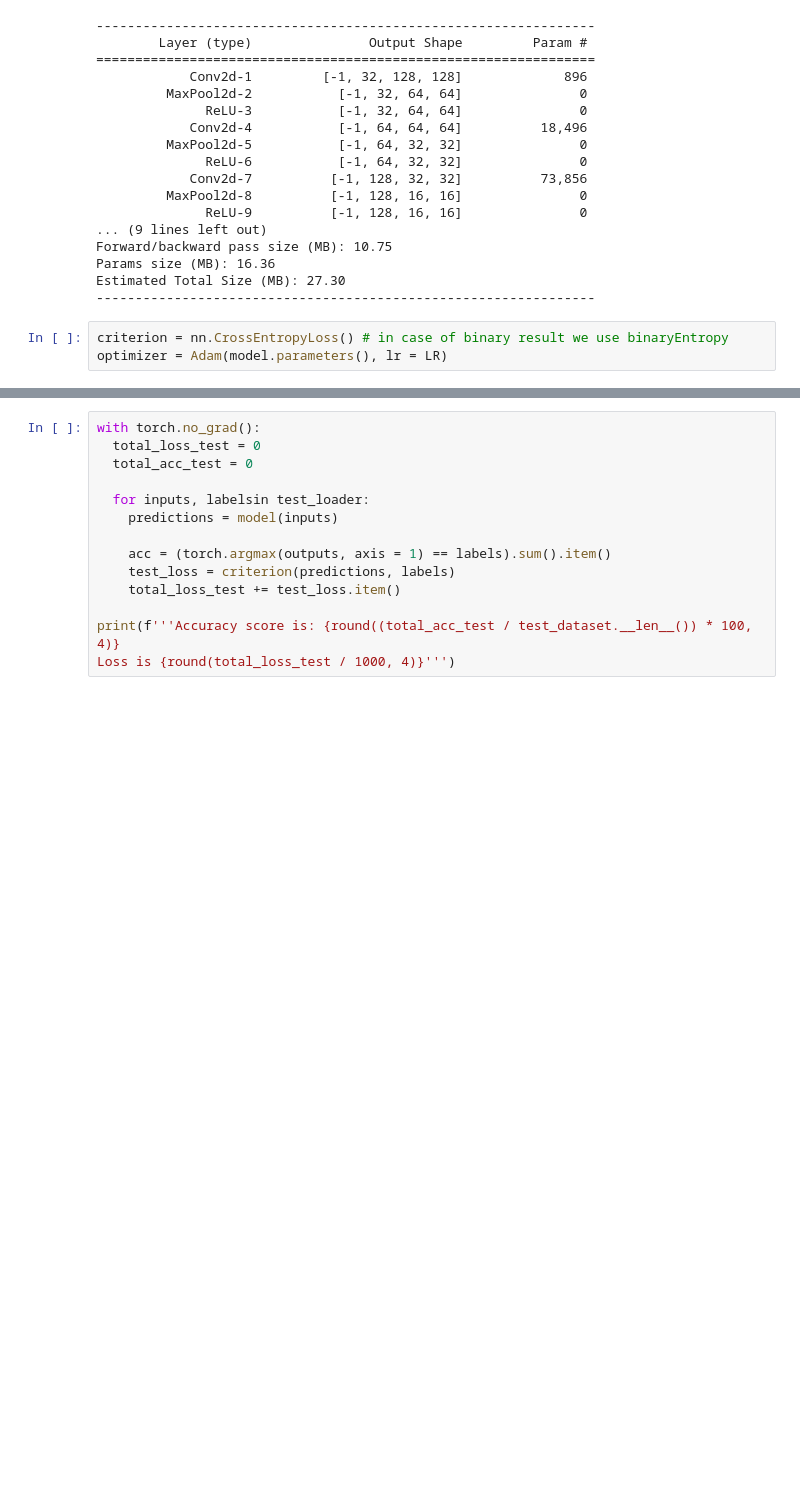
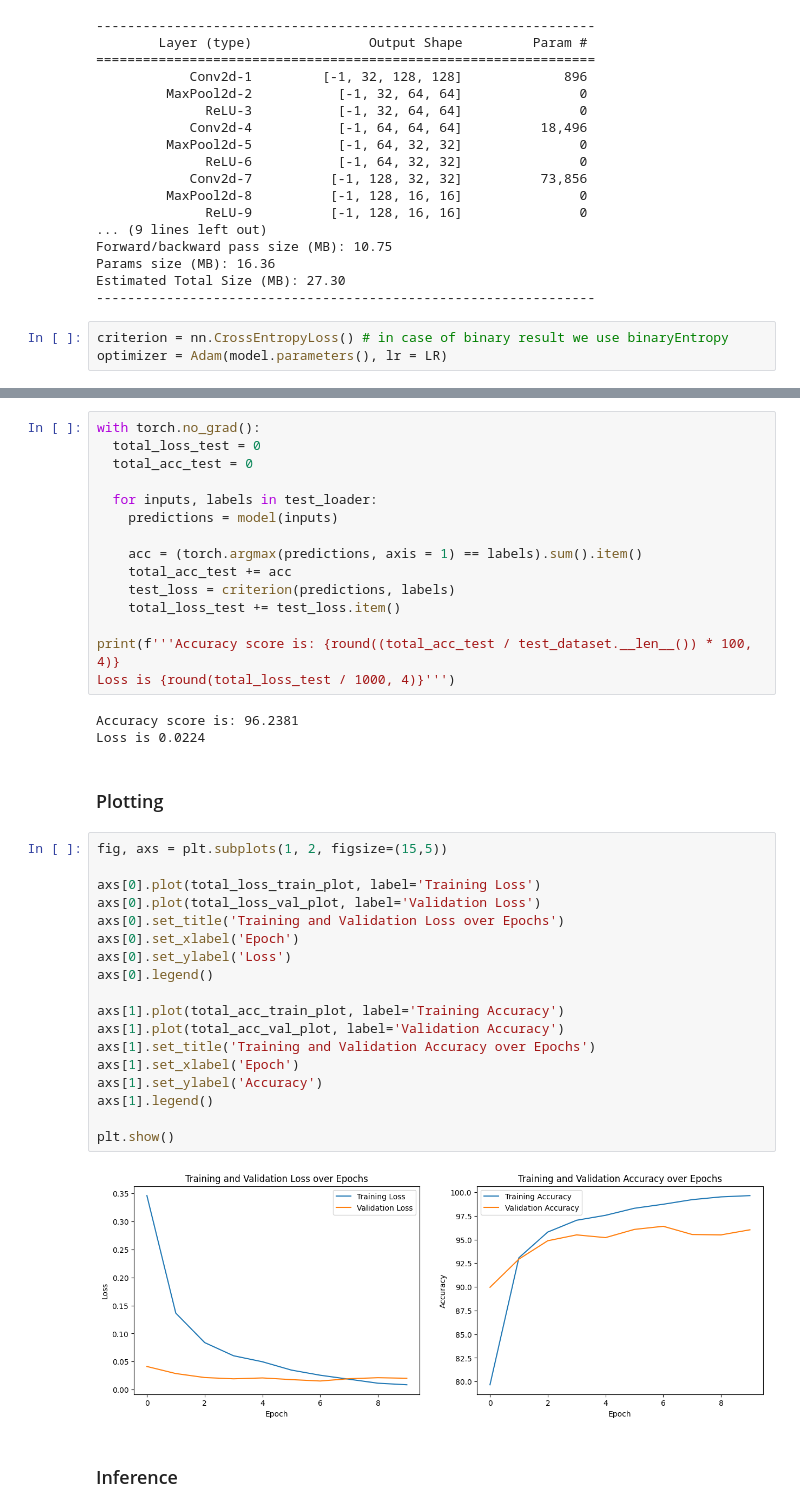
Before and after one commit to Jitmandal051004/Pytorch-Practice-Project, a Jupyter notebook: Image_Classification.ipynb, the cells around one changed output, grey strips where cells are left out. Saved outputs shown, nothing was run; the diff lists cells and outputs as text; blank space fills up the shorter version.

```diff
--- a/Image_Classification.ipynb
+++ b/Image_Classification.ipynb
@@ -268,12 +288,40 @@ with torch.no_grad():
   total_loss_test = 0
   total_acc_test = 0
 
-  for inputs, labelsin test_loader:
+  for inputs, labels in test_loader:
     predictions = model(inputs)
 
-    acc = (torch.argmax(outputs, axis = 1) == labels).sum().item()
+    acc = (torch.argmax(predictions, axis = 1) == labels).sum().item()
+    total_acc_test += acc
     test_loss = criterion(predictions, labels)
     total_loss_test += test_loss.item()
 
 print(f'''Accuracy score is: {round((total_acc_test / test_dataset.__len__()) * 100, 4)}
 Loss is {round(total_loss_test / 1000, 4)}''')
+# %% [output]
+Accuracy score is: 96.2381
+Loss is 0.0224
+# %% [markdown]
+### Plotting
+# %%
+fig, axs = plt.subplots(1, 2, figsize=(15,5))
+
+axs[0].plot(total_loss_train_plot, label='Training Loss')
+axs[0].plot(total_loss_val_plot, label='Validation Loss')
+axs[0].set_title('Training and Validation Loss over Epochs')
+axs[0].set_xlabel('Epoch')
+axs[0].set_ylabel('Loss')
+axs[0].legend()
+
+axs[1].plot(total_acc_train_plot, label='Training Accuracy')
+axs[1].plot(total_acc_val_plot, label='Validation Accuracy')
+axs[1].set_title('Training and Validation Accuracy over Epochs')
+axs[1].set_xlabel('Epoch')
+axs[1].set_ylabel('Accuracy')
+axs[1].legend()
+
+plt.show()
+# %% [output]
+[figure, added]
+# %% [markdown]
+### Inference
```
Also changed, not shown: parts of 10 cells of this notebook.
